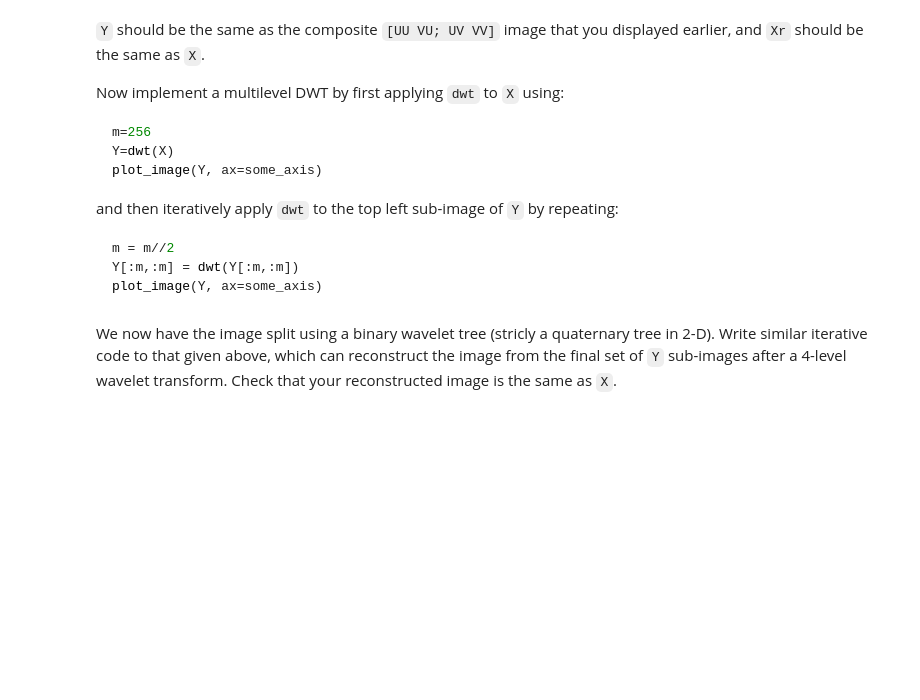
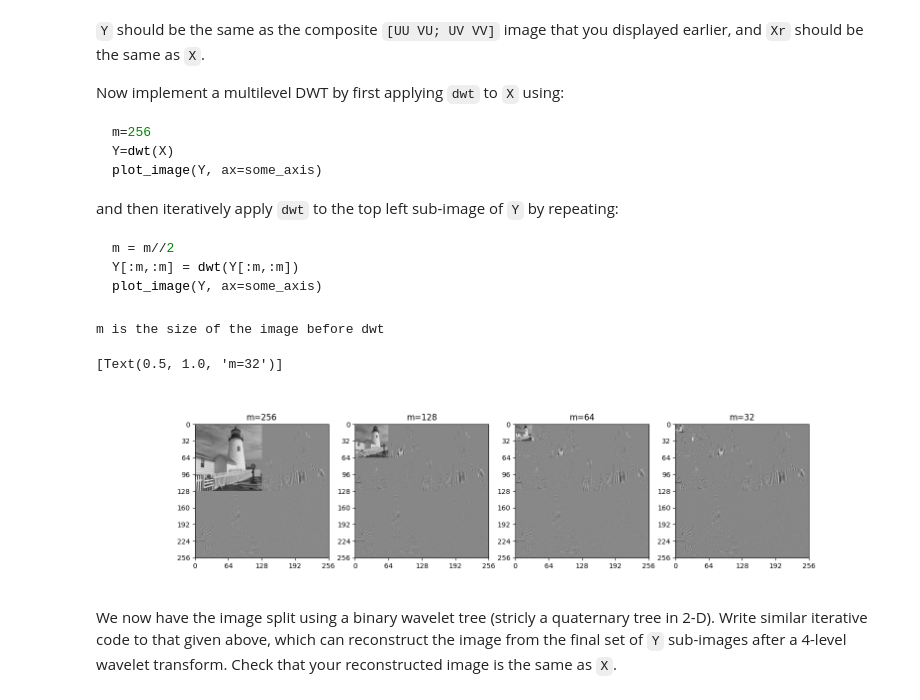
Before and after one commit to AndrewKeYanzhe/cued_sf2_lab-master, a Jupyter notebook: 9-dwt.ipynb, the cells around one changed output. Drawn from its saved outputs; the diff is of its cells as text; code cells hidden in the pictures; blank space fills up the shorter version.

```diff
--- a/9-dwt.ipynb
+++ b/9-dwt.ipynb
@@ -361,3 +363,40 @@ plot_image(Y, ax=some_axis)
+# %%
+# your code here
+
+fig, axs = plt.subplots(1, 4, figsize=(16, 4))
+
+print("m is the size of the image before dwt")
+
+m=256
+Y=dwt(X)
+plot_image(Y, ax=axs[0])
+axs[0].set(title="m="+str(m))
+
+m = m//2
+Y[:m,:m] = dwt(Y[:m,:m])
+plot_image(Y, ax=axs[1])
+axs[1].set(title="m="+str(m))
+
+m = m//2
+Y[:m,:m] = dwt(Y[:m,:m])
+plot_image(Y, ax=axs[2])
+axs[2].set(title="m="+str(m))
+
+m = m//2
+Y[:m,:m] = dwt(Y[:m,:m])
+plot_image(Y, ax=axs[3])
+axs[3].set(title="m="+str(m))
+
+
+
+# plot_image(Y, ax=axs[0])
+# axs[0].set(title="Y")
+# plot_image(Xr, ax=axs[1])
+# axs[1].set(title="Xr");
+# %% [output]
+m is the size of the image before dwt
+[Text(0.5, 1.0, 'm=32')]
+[figure, added]
 # %% [markdown]
 We now have the image split using a binary wavelet tree (stricly a
 quaternary tree in 2-D).  Write
```
Also changed, not shown: parts of 6 cells of this notebook.
